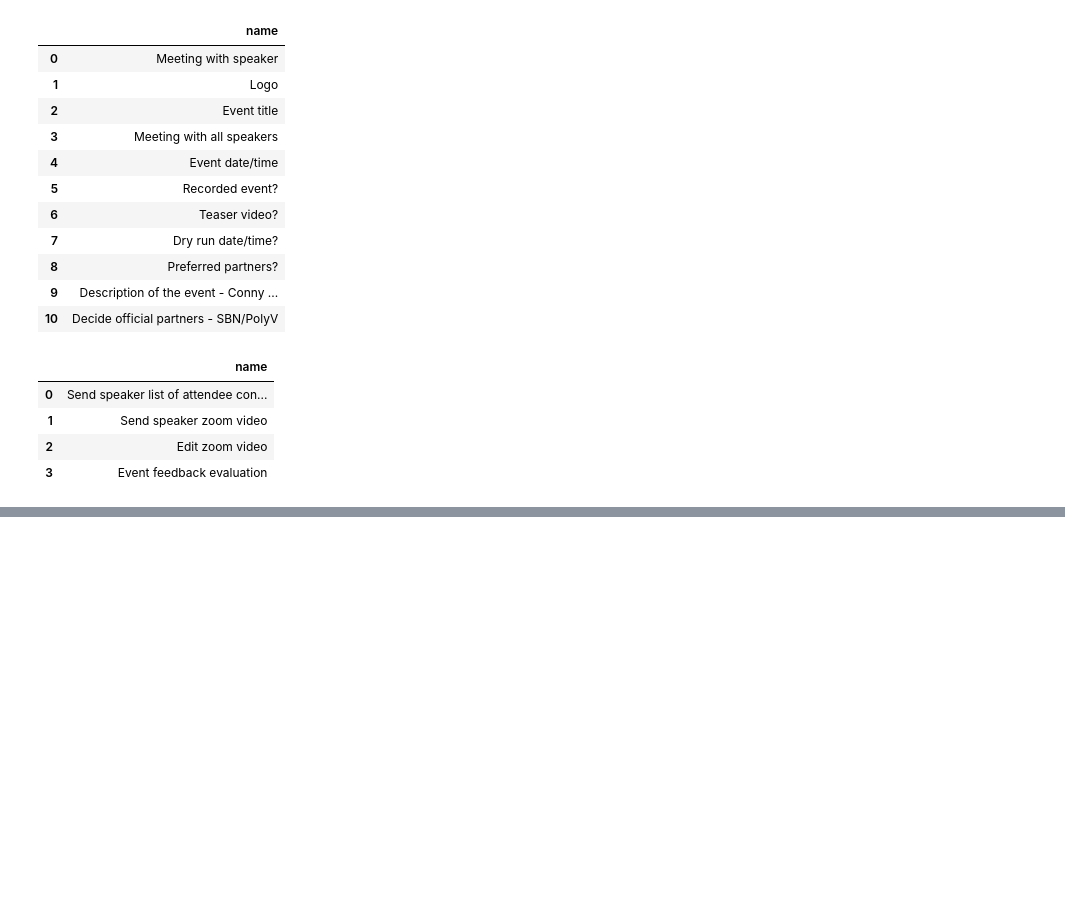
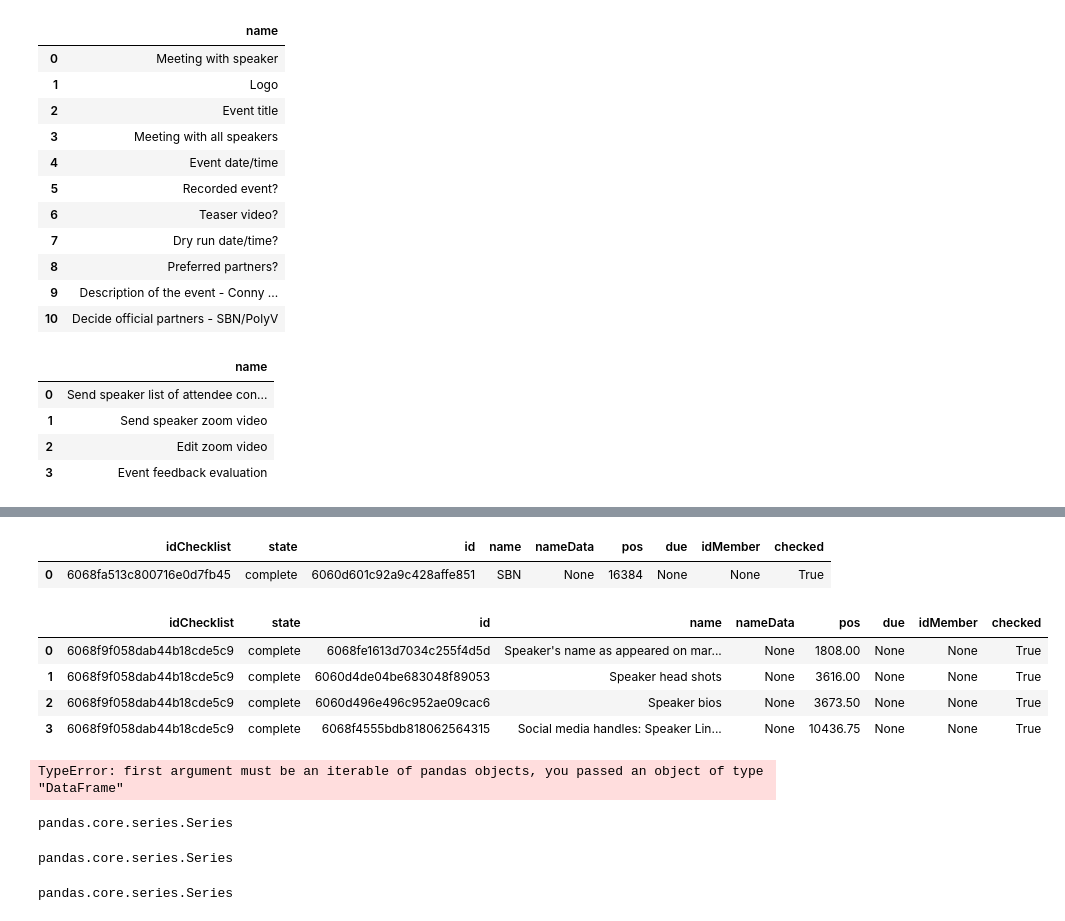
Before and after one commit to hirephd-org/Trello, a Jupyter notebook: Event_checklist_items_git.ipynb, the cells around one changed output, grey strips where cells are left out. Saved outputs shown, nothing was run; the diff lists cells and outputs as text; code cells hidden in the pictures; blank space fills up the shorter version.

```diff
--- a/Event_checklist_items_git.ipynb
+++ b/Event_checklist_items_git.ipynb
@@ -133,0 +177,33 @@ wrap_up
+# %%
+cl1=patent_card.fetch_checklists()[1].items
+cl1_df=pd.DataFrame(cl1)
+cl1_df
+# %% [output]
+|  | idChecklist | state | id | name | nameData | pos | due | idMember | checked |
+| 0 | 6068fa513c800716e0d7fb45 | complete | 6060d601c92a9c428affe851 | SBN | None | 16384 | None | None | True |
+# %%
+cl2=patent_card.fetch_checklists()[2].items
+cl2_df=pd.DataFrame(cl2)
+cl2_df
+# %% [output]
+|  | idChecklist | state | id | name | nameData | pos | due | idMember | checked |
+| 0 | 6068f9f058dab44b18cde5c9 | complete | 6068fe1613d7034c255f4d5d | Speaker's name as appeared on mar... | None | 1808.00 | None | None | True |
+| 1 | 6068f9f058dab44b18cde5c9 | complete | 6060d4de04be683048f89053 | Speaker head shots | None | 3616.00 | None | None | True |
+| 2 | 6068f9f058dab44b18cde5c9 | complete | 6060d496e496c952ae09cac6 | Speaker bios | None | 3673.50 | None | None | True |
+| 3 | 6068f9f058dab44b18cde5c9 | complete | 6068f4555bdb818062564315 | Social media handles: Speaker Lin... | None | 10436.75 | None | None | True |
+# %%
+pd.concat(cl0_df,cl2_df)
+# %% [output]
+TypeError: first argument must be an iterable of pandas objects, you passed an object of type "DataFrame"
+# %%
+type(cl0_df['name'])
+# %% [output]
+pandas.core.series.Series
+# %%
+type(cl1_df['name'])
+# %% [output]
+pandas.core.series.Series
+# %%
+type(cl2_df['name'])
+# %% [output]
+pandas.core.series.Series
```
Also changed, not shown: parts of 4 cells of this notebook.
